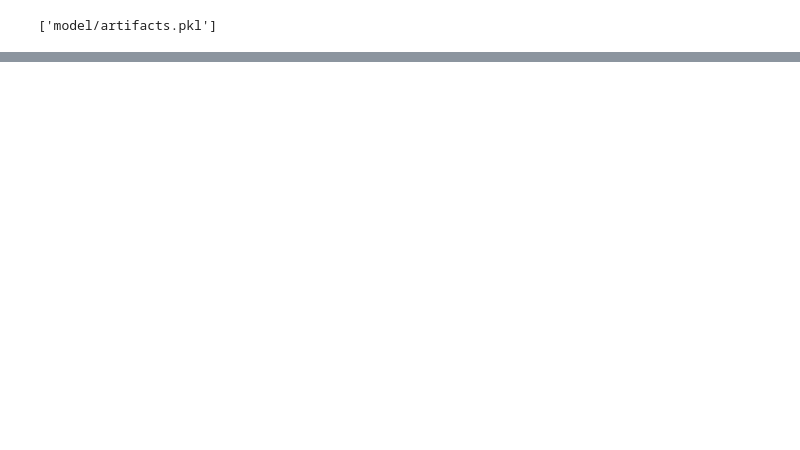
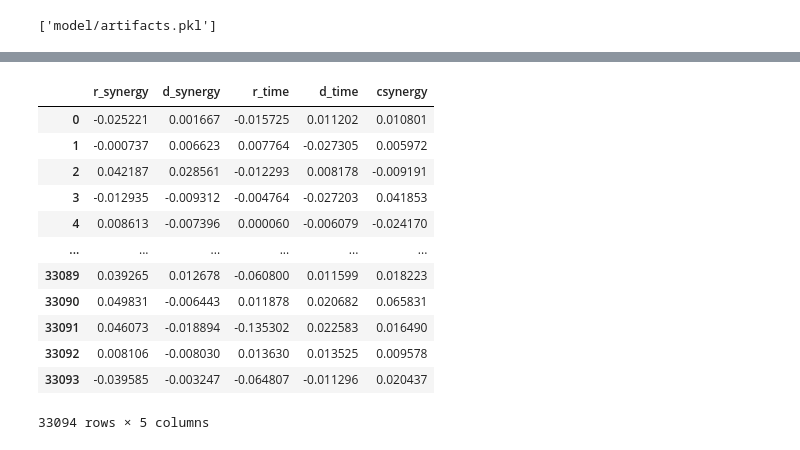
Before and after one commit to URODETC/dota_predictions-AI, a Jupyter notebook: dota_analytics.ipynb, the cells around one changed output, grey strips where cells are left out. Drawn from its saved outputs; the diff is of its cells as text; code cells hidden in the pictures; blank space fills up the shorter version.

```diff
--- a/dota_analytics.ipynb
+++ b/dota_analytics.ipynb
@@ -184,7 +184,7 @@ def counter_synergy(radiant, dire):
   )
   return values.mean()
 # %%
-def time_strenght(team, duration, duration_ind = 0):
+def time_strength(team, duration, duration_ind = 0):
   distribution = [0.35, 0.3, 0.2, 0.075, 0.075]
   if duration_ind == 0:
     if duration < 25:
@@ -736,10 +736,10 @@ for hero1 in range(1, 200):
             matchup_synergy[(hero1, hero2)] = 0
         if (hero1, hero2) not in pair_synergy:
             pair_synergy[(hero1, hero2)] = 0
-        if hero1 not in self.hero_time_strenght:
-            self.hero_time_strenght[hero1] = {1: 0, 2: 0, 3: 0, 4: 0, 5: 0, 6: 0, 7: 0, 8: 0}
-        if hero2 not in self.hero_time_strenght:
-            self.hero_time_strenght[hero2] = {1: 0, 2: 0, 3: 0, 4: 0, 5: 0, 6: 0, 7: 0, 8: 0}
+        if hero1 not in hero_stats_time:
+            hero_stats_time[hero1] = {1: 0, 2: 0, 3: 0, 4: 0, 5: 0, 6: 0, 7: 0, 8: 0}
+        if hero2 not in hero_stats_time:
+            hero_stats_time[hero2] = {1: 0, 2: 0, 3: 0, 4: 0, 5: 0, 6: 0, 7: 0, 8: 0}
 # %%
 train = pd.DataFrame()
 
@@ -753,8 +753,8 @@ train['r_sup_synergy'] = teams_expanded.apply(lambda x: sup_synergy.get((x['r_4'
 train['d_sup_synergy'] = teams_expanded.apply(lambda x: sup_synergy.get((x['d_4'], x['d_5']),0.0),axis=1)
 
 
-train['r_time'] = teams_expanded.apply(lambda x: time_strenght(x[['r_1', 'r_2', 'r_3', 'r_4', 'r_5']].dropna().tolist(), x['duration']), axis=1)
-train['d_time'] = teams_expanded.apply(lambda x: time_strenght(x[['d_1', 'd_2', 'd_3', 'd_4', 'd_5']].dropna().tolist(), x['duration']), axis=1)
+train['r_time'] = teams_expanded.apply(lambda x: time_strength(x[['r_1', 'r_2', 'r_3', 'r_4', 'r_5']].dropna().tolist(), x['duration']), axis=1)
+train['d_time'] = teams_expanded.apply(lambda x: time_strength(x[['d_1', 'd_2', 'd_3', 'd_4', 'd_5']].dropna().tolist(), x['duration']), axis=1)
 
 train['csynergy'] = teams_expanded.apply(lambda row: counter_synergy(row[['r_1', 'r_2', 'r_3', 'r_4', 'r_5']].dropna().tolist(), row[['d_1', 'd_2', 'd_3', 'd_4', 'd_5']].dropna().tolist()), axis=1)
 train
@@ -1070,0 +1072,27 @@ pred.prediction([1,2,3,4,5],[1,2,3,4,5])
+# %%
+train_fp = pd.DataFrame()
+
+train_fp['r_synergy'] = teams_expanded[['r_1', 'r_2', 'r_3', 'r_4', 'r_5']].apply(lambda x: synergy(x.dropna().tolist()), axis=1)
+train_fp['d_synergy'] = teams_expanded[['d_1', 'd_2', 'd_3', 'd_4', 'd_5']].apply(lambda x: synergy(x.dropna().tolist()), axis=1)
+
+
+
+train_fp['r_time'] = teams_expanded.apply(lambda x: time_strenght(x[['r_1', 'r_2', 'r_3', 'r_4', 'r_5']].dropna().tolist(), x['duration']), axis=1)
+train_fp['d_time'] = teams_expanded.apply(lambda x: time_strenght(x[['d_1', 'd_2', 'd_3', 'd_4', 'd_5']].dropna().tolist(), x['duration']), axis=1)
+
+train_fp['csynergy'] = teams_expanded.apply(lambda row: counter_synergy(row[['r_1', 'r_2', 'r_3', 'r_4', 'r_5']].dropna().tolist(), row[['d_1', 'd_2', 'd_3', 'd_4', 'd_5']].dropna().tolist()), axis=1)
+train_fp
+# %% [output]
+|  | r_synergy | d_synergy | r_time | d_time | csynergy |
+| 0 | -0.025221 | 0.001667 | -0.015725 | 0.011202 | 0.010801 |
+| 1 | -0.000737 | 0.006623 | 0.007764 | -0.027305 | 0.005972 |
+| 2 | 0.042187 | 0.028561 | -0.012293 | 0.008178 | -0.009191 |
+| 3 | -0.012935 | -0.009312 | -0.004764 | -0.027203 | 0.041853 |
+| 4 | 0.008613 | -0.007396 | 0.000060 | -0.006079 | -0.024170 |
+| ... | ... | ... | ... | ... | ... |
+| 33089 | 0.039265 | 0.012678 | -0.060800 | 0.011599 | 0.018223 |
+| 33090 | 0.049831 | -0.006443 | 0.011878 | 0.020682 | 0.065831 |
+| 33091 | 0.046073 | -0.018894 | -0.135302 | 0.022583 | 0.016490 |
+| 33092 | 0.008106 | -0.008030 | 0.013630 | 0.013525 | 0.009578 |
+| 33093 | -0.039585 | -0.003247 | -0.064807 | -0.011296 | 0.020437 |
+33094 rows × 5 columns
```
Also changed, not shown: parts of 13 cells of this notebook, 3 other files.
